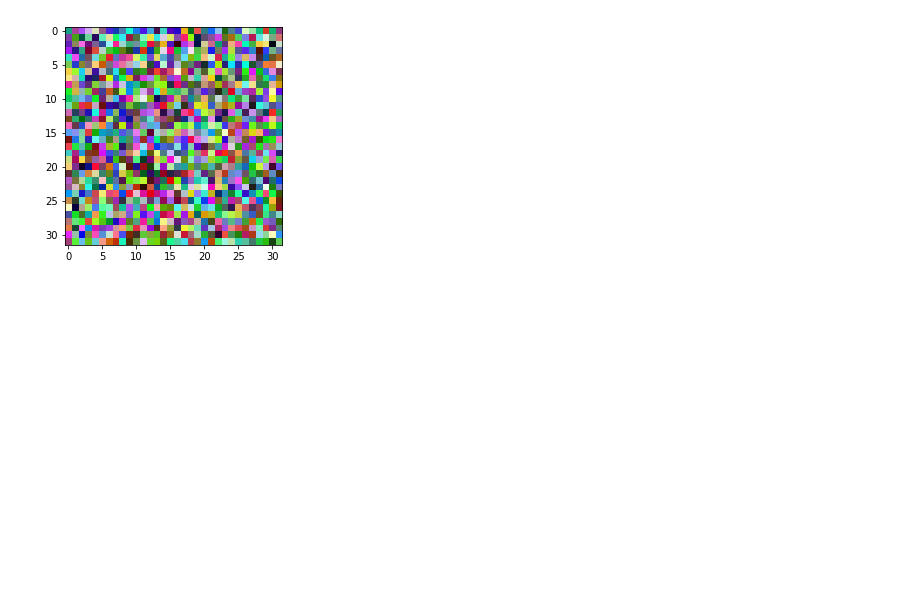
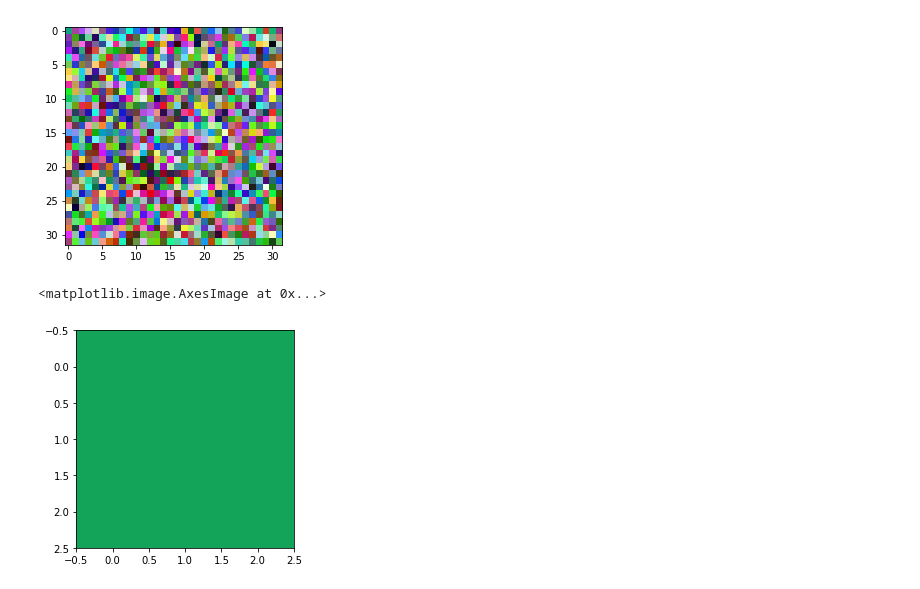
Before and after one commit to alpizano/rgb-feed-forward-neural-net, a Jupyter notebook: feed_forward_neural_net_text_color_predicter.ipynb, the cells around one changed output. Drawn from its saved outputs; the diff is of its cells as text; code cells hidden in the pictures; blank space fills up the shorter version.

```diff
--- a/feed_forward_neural_net_text_color_predicter.ipynb
+++ b/feed_forward_neural_net_text_color_predicter.ipynb
@@ -5,14 +7,0 @@ import matplotlib.pyplot as plt
-# %%
-# m x n matrices, m = rows n = cols
-
-r = torch.rand(10)
-g = torch.rand(10)
-b = torch.rand(10)
-
-print (r)
-print (g)
-print (b)
-print ("Fuck you")
-
-#print (test1)
-#print (test2)
@@ -36,3 +22,31 @@ plt.imshow(test2)
 # %% [output]
 <matplotlib.image.AxesImage at 0x...>
 [figure]
+# %%
+test3_np = np.random.rand(3,3,3)
+
+test3_shape = test3.shape
+
+# converting numpy array to torch tensor - however, for loop breaks
+test3_py = torch.from_numpy(test3_np)
+
+for epoch in range(100):
+    #r_data = np.random.rand(1)
+    #g_data = np.random.rand(1)
+    #b_data = np.random.rand(1)
+    r_data = torch.rand(1)
+    g_data = torch.rand(1)
+    b_data = torch.rand(1)
+    for r,g,b in zip(r_data, g_data, b_data):
+        for i in range(test3_shape[0]):
+            for j in range(test3_shape[1]):
+                test3[i,j,0] = r
+                test3[i,j,1] = g
+                test3[i,j,2] = b
+    #print (test3)
+    #print ("--------------------------------------------")
+
+plt.imshow(test3)
+# %% [output]
+<matplotlib.image.AxesImage at 0x...>
+[figure, added]
```
Also changed, not shown: parts of 13 cells of this notebook.
